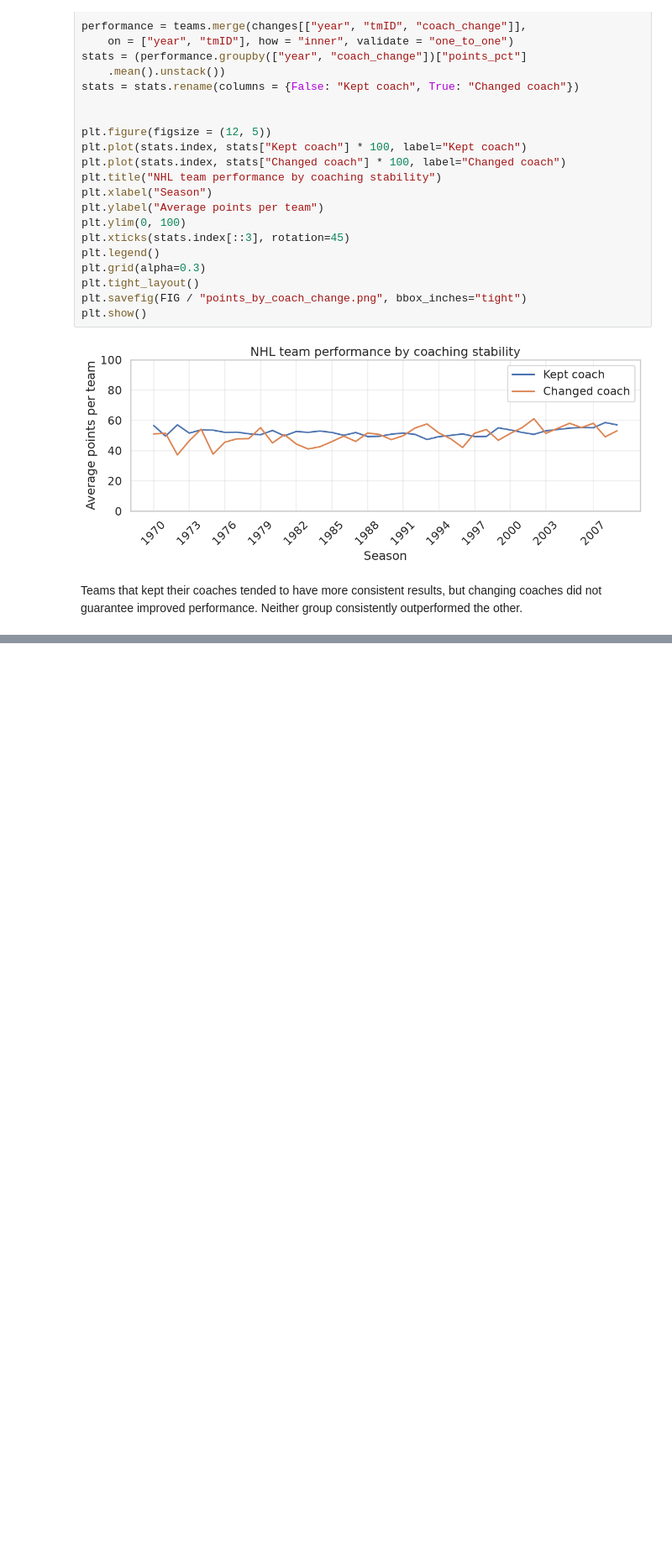
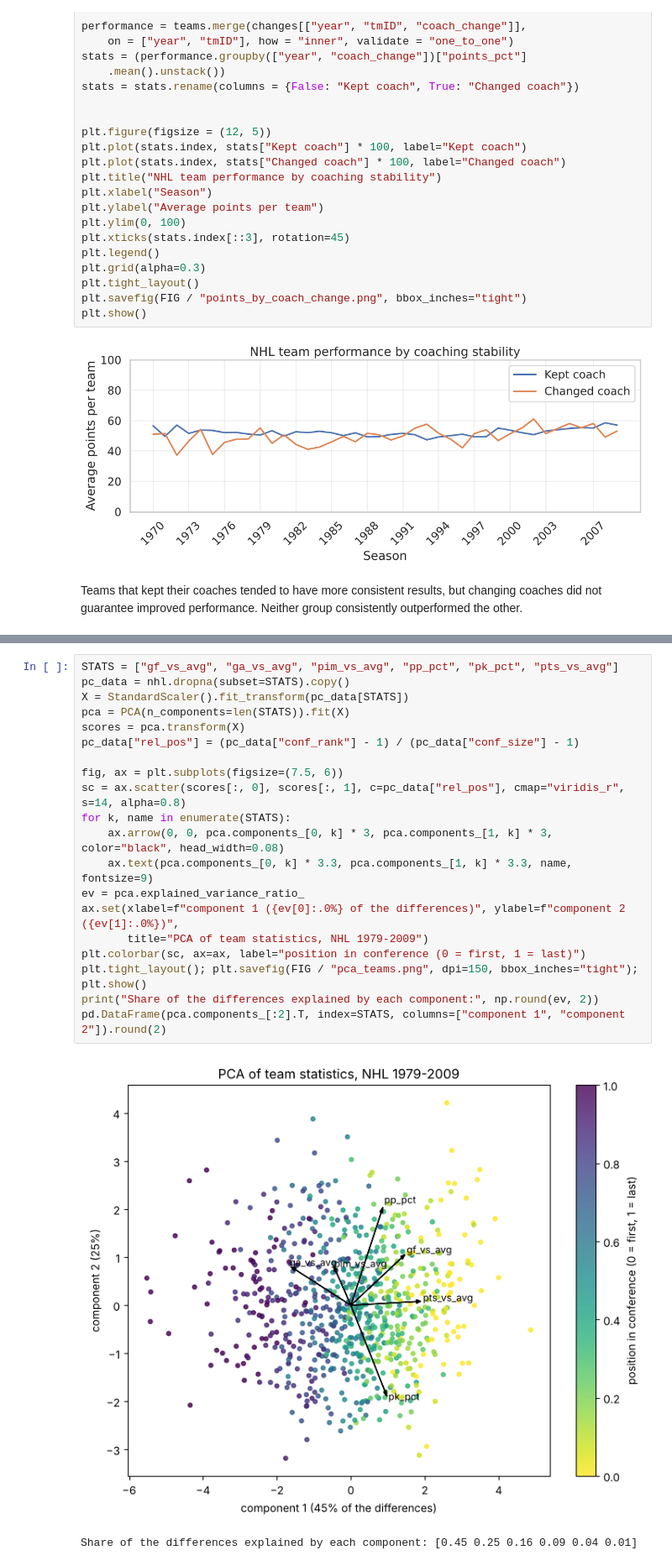
Before and after one commit to up202303702/AC, a Jupyter notebook: notebooks/01_data_overview.ipynb, the cells around one changed output, grey strips where cells are left out. Shown at 84% size. Saved outputs shown, nothing was run; the diff lists cells and outputs as text; blank space fills up the shorter version.

```diff
--- a/notebooks/01_data_overview.ipynb
+++ b/notebooks/01_data_overview.ipynb
@@ -369,0 +761,23 @@ Teams that kept their coaches tended to have more consistent results, but changi
+# %%
+STATS = ["gf_vs_avg", "ga_vs_avg", "pim_vs_avg", "pp_pct", "pk_pct", "pts_vs_avg"]
+pc_data = nhl.dropna(subset=STATS).copy()
+X = StandardScaler().fit_transform(pc_data[STATS])
+pca = PCA(n_components=len(STATS)).fit(X)
+scores = pca.transform(X)
+pc_data["rel_pos"] = (pc_data["conf_rank"] - 1) / (pc_data["conf_size"] - 1)
+
+fig, ax = plt.subplots(figsize=(7.5, 6))
+sc = ax.scatter(scores[:, 0], scores[:, 1], c=pc_data["rel_pos"], cmap="viridis_r", s=14, alpha=0.8)
+for k, name in enumerate(STATS):
+    ax.arrow(0, 0, pca.components_[0, k] * 3, pca.components_[1, k] * 3, color="black", head_width=0.08)
+    ax.text(pca.components_[0, k] * 3.3, pca.components_[1, k] * 3.3, name, fontsize=9)
+ev = pca.explained_variance_ratio_
+ax.set(xlabel=f"component 1 ({ev[0]:.0%} of the differences)", ylabel=f"component 2 ({ev[1]:.0%})",
+       title="PCA of team statistics, NHL 1979-2009")
+plt.colorbar(sc, ax=ax, label="position in conference (0 = first, 1 = last)")
+plt.tight_layout(); plt.savefig(FIG / "pca_teams.png", dpi=150, bbox_inches="tight"); plt.show()
+print("Share of the differences explained by each component:", np.round(ev, 2))
+pd.DataFrame(pca.components_[:2].T, index=STATS, columns=["component 1", "component 2"]).round(2)
+# %% [output]
+[figure, added]
+Share of the differences explained by each component: [0.45 0.25 0.16 0.09 0.04 0.01]
```
Also changed, not shown: parts of 36 cells of this notebook, 17 other files.
